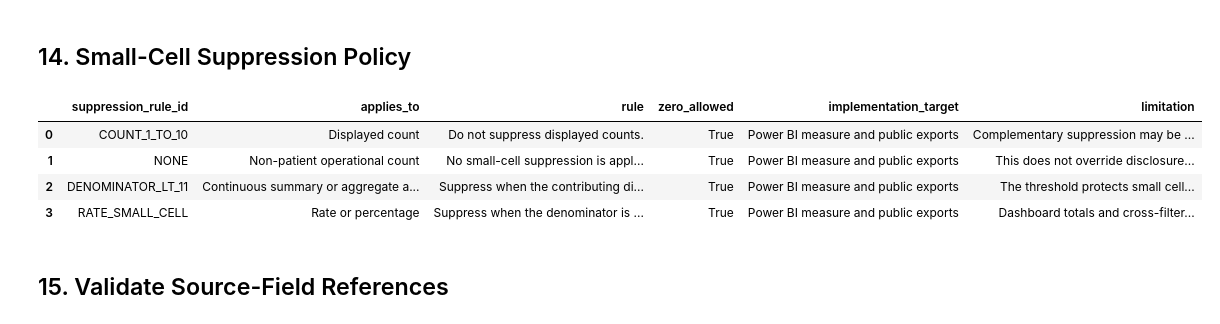
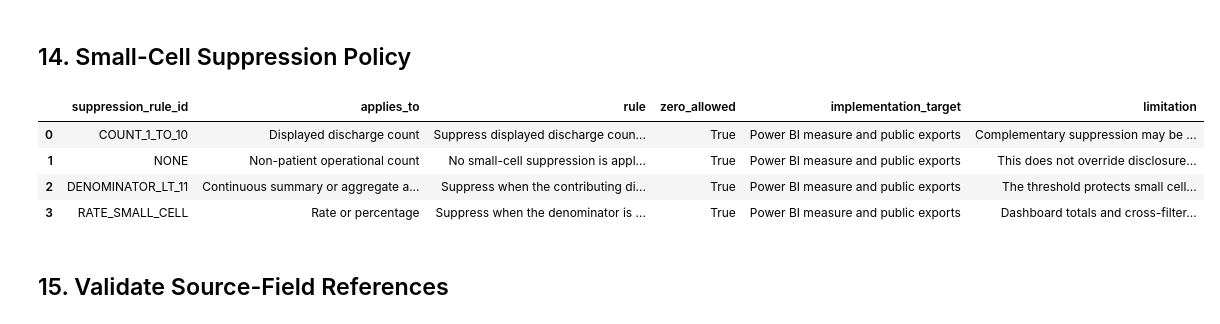
Before and after one commit to doyounghi/Healthcare-data-analysis, a Jupyter notebook: 04_hospital_operations_powerbi/notebooks/02_metric_catalog_and_benchmark_design.ipynb, the cells around one changed output. Saved outputs shown, nothing was run; the diff lists cells and outputs as text; code cells hidden in the pictures.

```diff
--- a/04_hospital_operations_powerbi/notebooks/02_metric_catalog_and_benchmark_design.ipynb
+++ b/04_hospital_operations_powerbi/notebooks/02_metric_catalog_and_benchmark_design.ipynb
@@ -1240,9 +1554,10 @@ suppression_policy = pd.DataFrame(
     [
         {
             "suppression_rule_id": "COUNT_1_TO_10",
-            "applies_to": "Displayed count",
+            "applies_to": "Displayed discharge count",
             "rule": (
-                "Do not suppress displayed counts."
+                "Suppress displayed discharge counts between 1 and 10. "
+                "Display zero when the true count is zero."
             ),
             "zero_allowed": True,
             "implementation_target": "Power BI measure and public exports",
@@ -1264,41 +1579,45 @@ suppression_policy = pd.DataFrame(
                 "This does not override disclosure review for related "
                 "patient-level measures."
             ),
-        },
+            },
         {
             "suppression_rule_id": "DENOMINATOR_LT_11",
             "applies_to": "Continuous summary or aggregate amount",
             "rule": (
                 "Suppress when the contributing discharge count is below 11."
             ),
             "zero_allowed": True,
             "implementation_target": "Power BI measure and public exports",
             "limitation": (
                 "The threshold protects small cells but does not eliminate "
                 "all differencing risk."
             ),
         },
         {
             "suppression_rule_id": "RATE_SMALL_CELL",
             "applies_to": "Rate or percentage",
             "rule": (
                 "Suppress when the denominator is below 11, when the numerator "
                 "is between 1 and 10, or when the denominator minus numerator "
                 "is between 1 and 10."
             ),
             "zero_allowed": True,
             "implementation_target": "Power BI measure and public exports",
             "limitation": (
                 "Dashboard totals and cross-filtering require inference testing."
             ),
         },
     ]
 )
+count_rule_text = suppression_policy.loc[
+    suppression_policy["suppression_rule_id"].eq("COUNT_1_TO_10"),
+    "rule",
+].iloc[0].lower()
 
 suppression_policy
 # %% [output]
 |  | suppression_rule_id | applies_to | rule | zero_allowed | implementation_target | limitation |
-| 0 | COUNT_1_TO_10 | Displayed count | Do not suppress displayed counts. | True | Power BI measure and public exports | Complementary suppression may be ... |
+| 0 | COUNT_1_TO_10 | Displayed discharge count | Suppress displayed discharge coun... | True | Power BI measure and public exports | Complementary suppression may be ... |
 | 1 | NONE | Non-patient operational count | No small-cell suppression is appl... | True | Power BI measure and public exports | This does not override disclosure... |
 | 2 | DENOMINATOR_LT_11 | Continuous summary or aggregate a... | Suppress when the contributing di... | True | Power BI measure and public exports | The threshold protects small cell... |
 | 3 | RATE_SMALL_CELL | Rate or percentage | Suppress when the denominator is ... | True | Power BI measure and public exports | Dashboard totals and cross-filter... |
```
Also changed, not shown: parts of 10 cells of this notebook, 24 other files.
